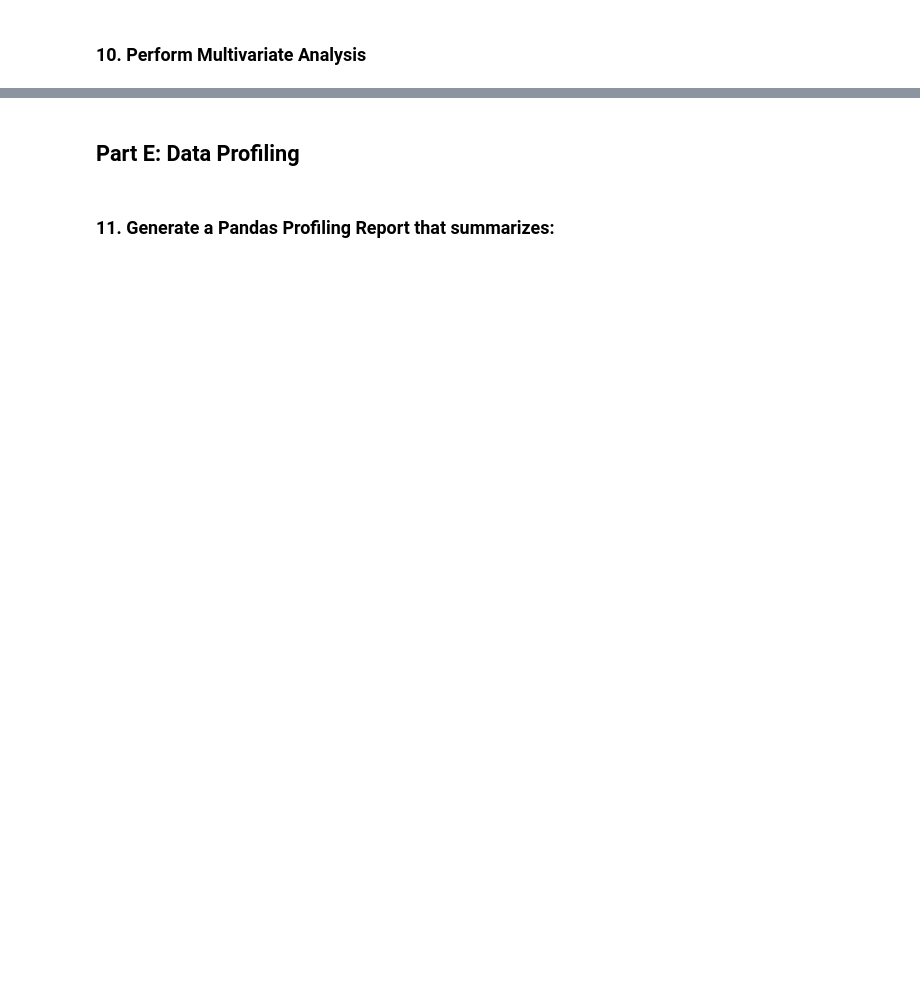
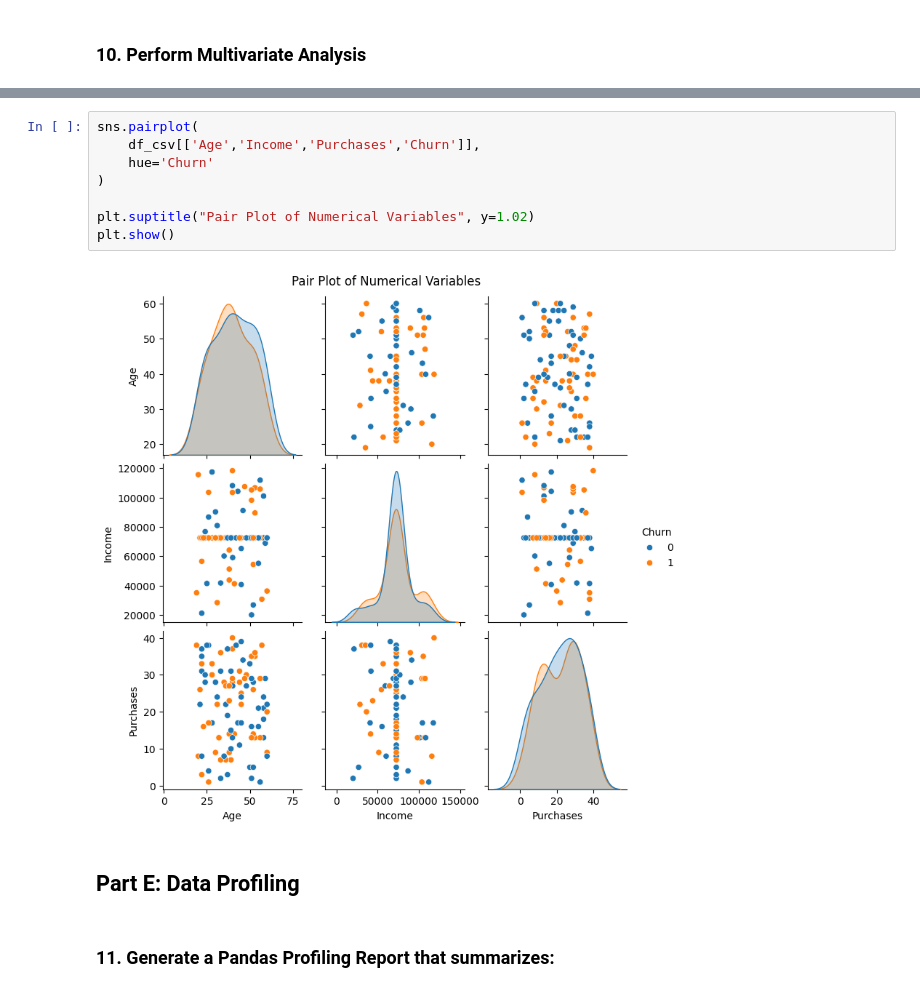
Before and after one commit to ah1331/rw, a Jupyter notebook: DPFE/pr1/data_profiler.ipynb, the cells around one changed output, grey strips where cells are left out. Saved outputs shown, nothing was run; the diff lists cells and outputs as text; blank space fills up the shorter version.

```diff
--- a/DPFE/pr1/data_profiler.ipynb
+++ b/DPFE/pr1/data_profiler.ipynb
@@ -145,3 +200,13 @@ df_csv.drop_duplicates(inplace=True)
+# %%
+sns.pairplot(
+    df_csv[['Age','Income','Purchases','Churn']],
+    hue='Churn'
+)
+
+plt.suptitle("Pair Plot of Numerical Variables", y=1.02)
+plt.show()
+# %% [output]
+[figure, added]
 # %% [markdown]
 ## Part E: Data Profiling
 # %% [markdown]
```
Also changed, not shown: parts of 5 cells of this notebook, 1 other file.
